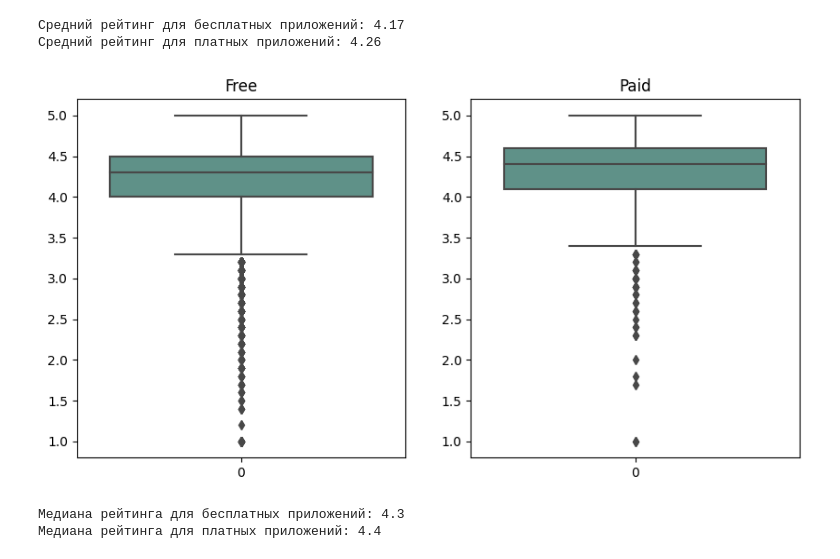
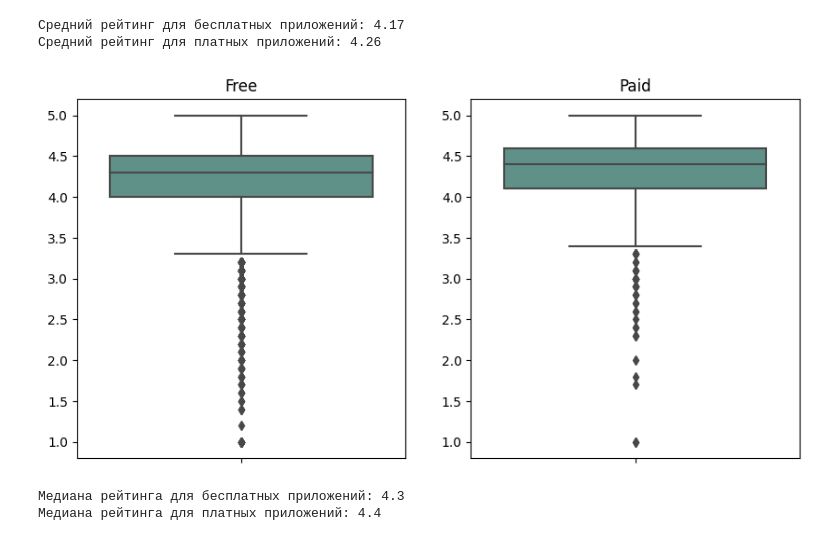
Before and after one commit to sanyakamen1/Google_Play_Store_EDA, a Jupyter notebook: Google Play Store EDA.ipynb, the cells around one changed output. Drawn from its saved outputs; the diff is of its cells as text; code cells hidden in the pictures.

```diff
--- a/Google Play Store EDA.ipynb
+++ b/Google Play Store EDA.ipynb
@@ -729,10 +734,12 @@ print('Средний рейтинг для платных приложений:
 # %%
 fig, axs = plt.subplots(nrows=1, ncols=2, figsize=(10, 5))
 sns.boxplot(apps.loc[apps.Type == 'Free', 'Rating'], ax=axs[0]).set(title='Free')
+axs[0].set_xticklabels([])
 sns.boxplot(apps[apps.Type == 'Paid']['Rating'].reset_index(drop=True), ax=axs[1]).set(title='Paid')
+axs[1].set_xticklabels([])
 plt.show()
 # %% [output]
-[figure, old version]
+[figure, new version]
 # %%
 print('Медиана рейтинга для бесплатных приложений:', round(apps[apps.Type == 'Free']['Rating'].median(), 2))
 print('Медиана рейтинга для платных приложений:', round(apps[apps.Type == 'Paid']['Rating'].median(), 2))
```
Also changed, not shown: parts of 29 cells of this notebook.
